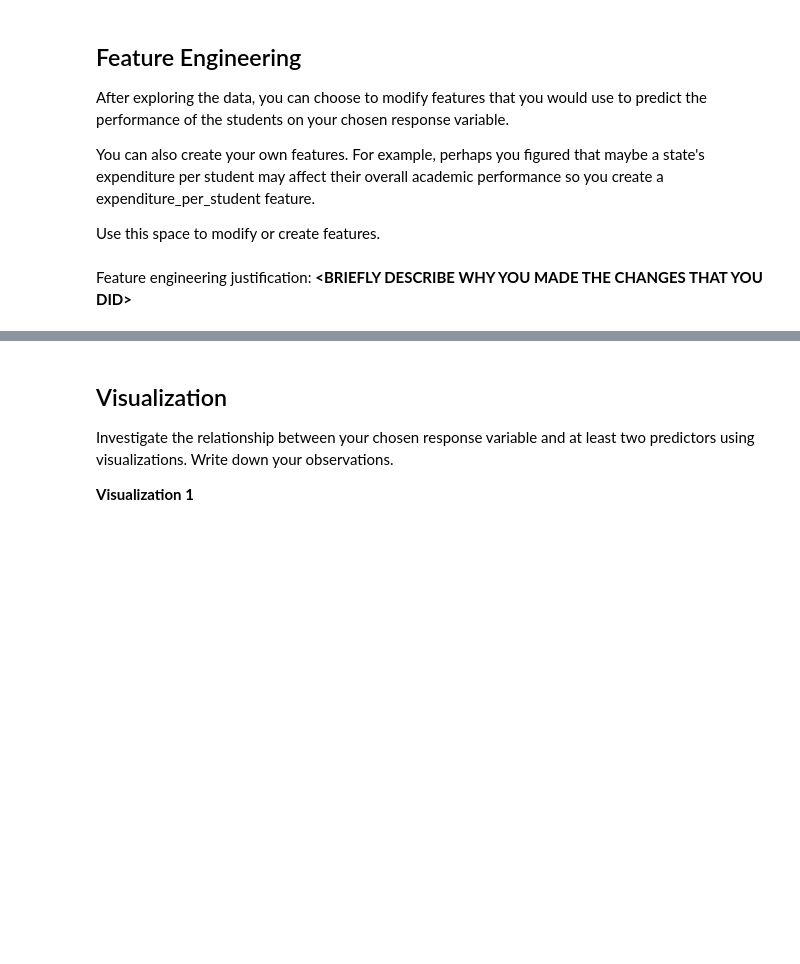
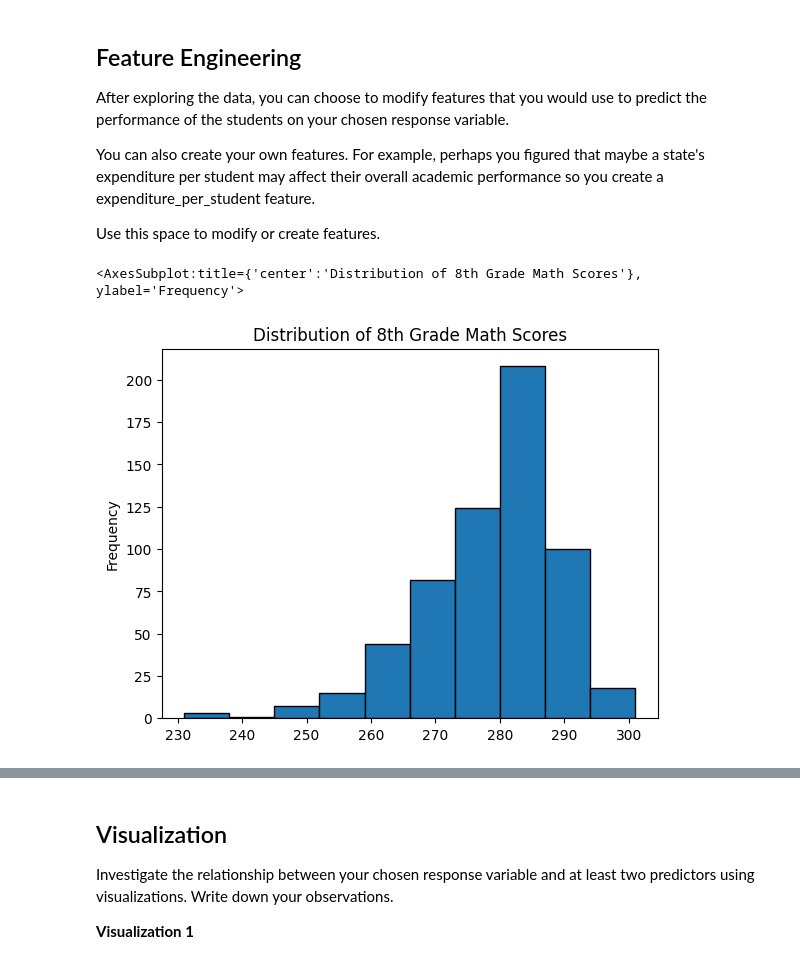
Before and after one commit to kramelea/git-tutorial, a Jupyter notebook: tutorial1/checkpoint1.ipynb, the cells around one changed output, grey strips where cells are left out. Drawn from its saved outputs; the diff is of its cells as text; code cells hidden in the pictures; blank space fills up the shorter version.

```diff
--- a/tutorial1/checkpoint1.ipynb
+++ b/tutorial1/checkpoint1.ipynb
@@ -161,5 +140,8 @@ After exploring the data, you can choose to modify features that you would use t
 You can also create your own features. For example, perhaps you figured that maybe a state's expenditure per student may affect their overall academic performance so you create a expenditure_per_student feature.
 
 Use this space to modify or create features.
-# %% [markdown]
-Feature engineering justification: **<BRIEFLY DESCRIBE WHY YOU MADE THE CHANGES THAT YOU DID\>**
+# %%
+df_.AVG_MATH_8_SCORE.plot.hist(title="Distribution of 8th Grade Math Scores", edgecolor="black")
+# %% [output]
+<AxesSubplot:title={'center':'Distribution of 8th Grade Math Scores'}, ylabel='Frequency'>
+[figure, added]
```
Also changed, not shown: parts of 20 cells of this notebook, 1 other file.
